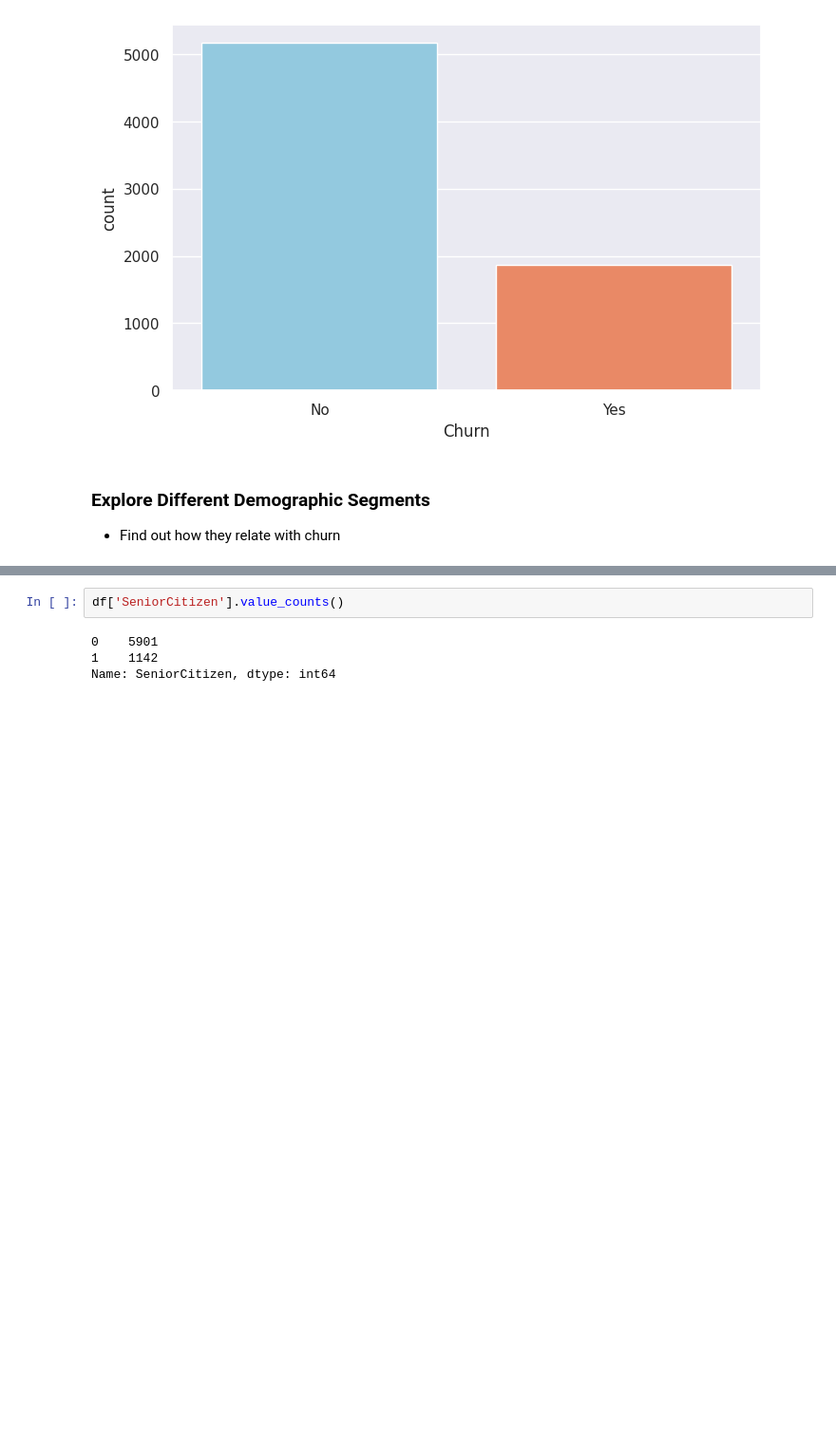
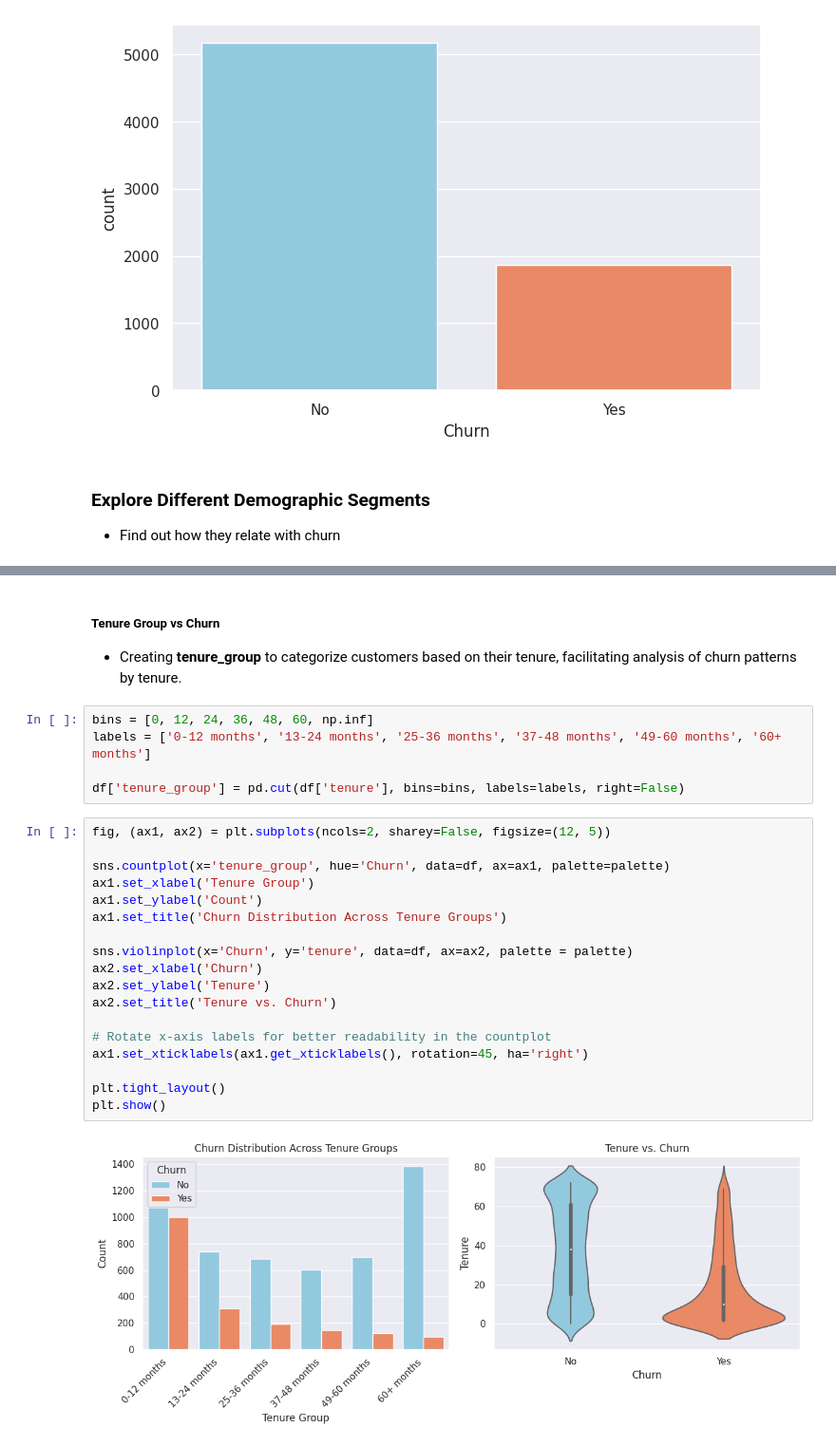
Before and after one commit to naphtron/Phase-3-Project, a Jupyter notebook: customer_churn.ipynb, the cells around one changed output, grey strips where cells are left out. Shown at 95% size. Cells and saved outputs as stored; diff of their text form; blank space fills up the shorter version.

Commit message:
Starting Data Modeling

```diff
--- a/customer_churn.ipynb
+++ b/customer_churn.ipynb
@@ -382,6 +418,28 @@ df.sample(4)
-# %%
-df['SeniorCitizen'].value_counts()
-# %% [output]
-0    5901
-1    1142
-Name: SeniorCitizen, dtype: int64
+# %% [markdown]
+##### Tenure Group vs Churn
+- Creating **tenure_group** to categorize customers based on their tenure, facilitating analysis of churn patterns by tenure.
+# %%
+bins = [0, 12, 24, 36, 48, 60, np.inf]
+labels = ['0-12 months', '13-24 months', '25-36 months', '37-48 months', '49-60 months', '60+ months']
+
+df['tenure_group'] = pd.cut(df['tenure'], bins=bins, labels=labels, right=False)
+# %%
+fig, (ax1, ax2) = plt.subplots(ncols=2, sharey=False, figsize=(12, 5))
+
+sns.countplot(x='tenure_group', hue='Churn', data=df, ax=ax1, palette=palette)
+ax1.set_xlabel('Tenure Group')
+ax1.set_ylabel('Count')
+ax1.set_title('Churn Distribution Across Tenure Groups')
+
+sns.violinplot(x='Churn', y='tenure', data=df, ax=ax2, palette = palette)
+ax2.set_xlabel('Churn')
+ax2.set_ylabel('Tenure')
+ax2.set_title('Tenure vs. Churn')
+
+# Rotate x-axis labels for better readability in the countplot
+ax1.set_xticklabels(ax1.get_xticklabels(), rotation=45, ha='right')
+
+plt.tight_layout()
+plt.show()
+# %% [output]
+[figure, added]
```
Also changed, not shown: parts of 34 cells of this notebook.
